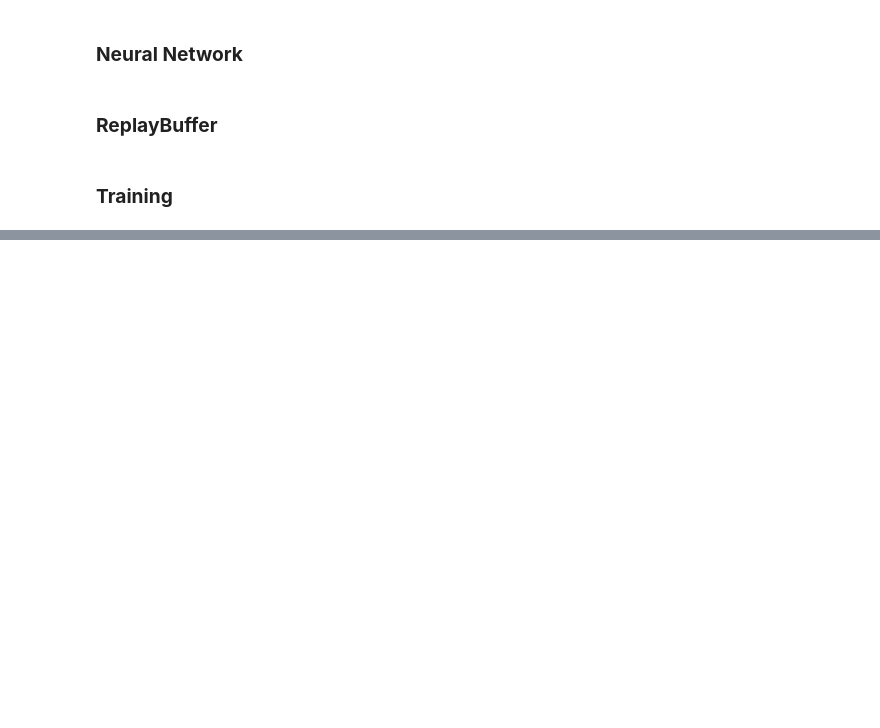
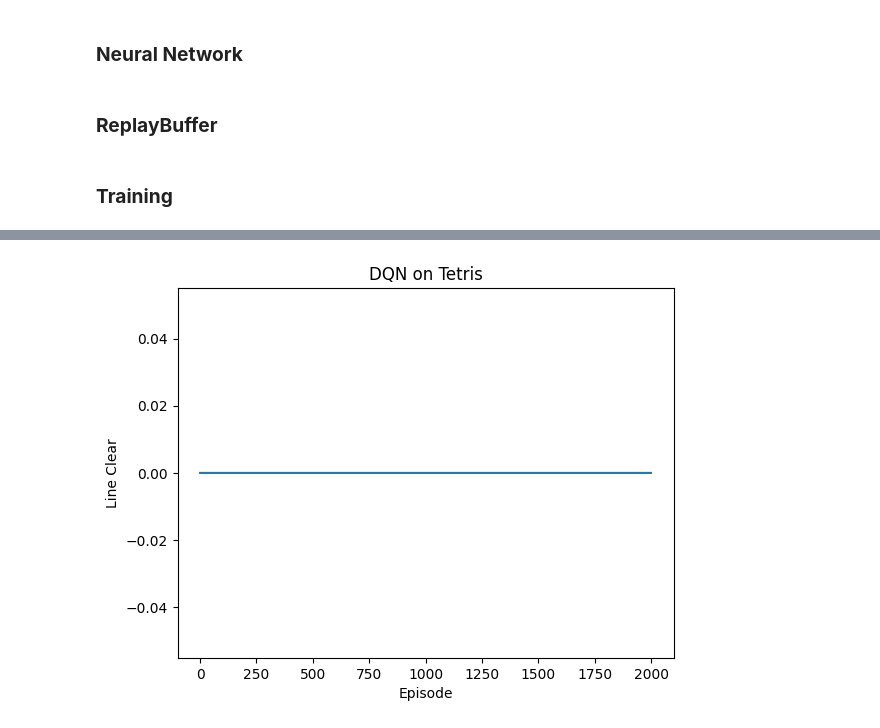
Before and after one commit to Nabizen/CCRNFLRL_PROJECT_COM221ML, a Jupyter notebook: tetris_Gymnasium.ipynb, the cells around one changed output, grey strips where cells are left out. Saved outputs shown, nothing was run; the diff lists cells and outputs as text; code cells hidden in the pictures; blank space fills up the shorter version.

```diff
--- a/tetris_Gymnasium.ipynb
+++ b/tetris_Gymnasium.ipynb
@@ -232,0 +736,8 @@ Episode 49, Reward: 10, Epsilon: 0.71
+# %%
+plt.plot(lines)
+plt.xlabel("Episode")
+plt.ylabel("Line Clear")
+plt.title("DQN on Tetris")
+plt.show()
+# %% [output]
+[figure, added]
```
Also changed, not shown: parts of 22 cells of this notebook.
